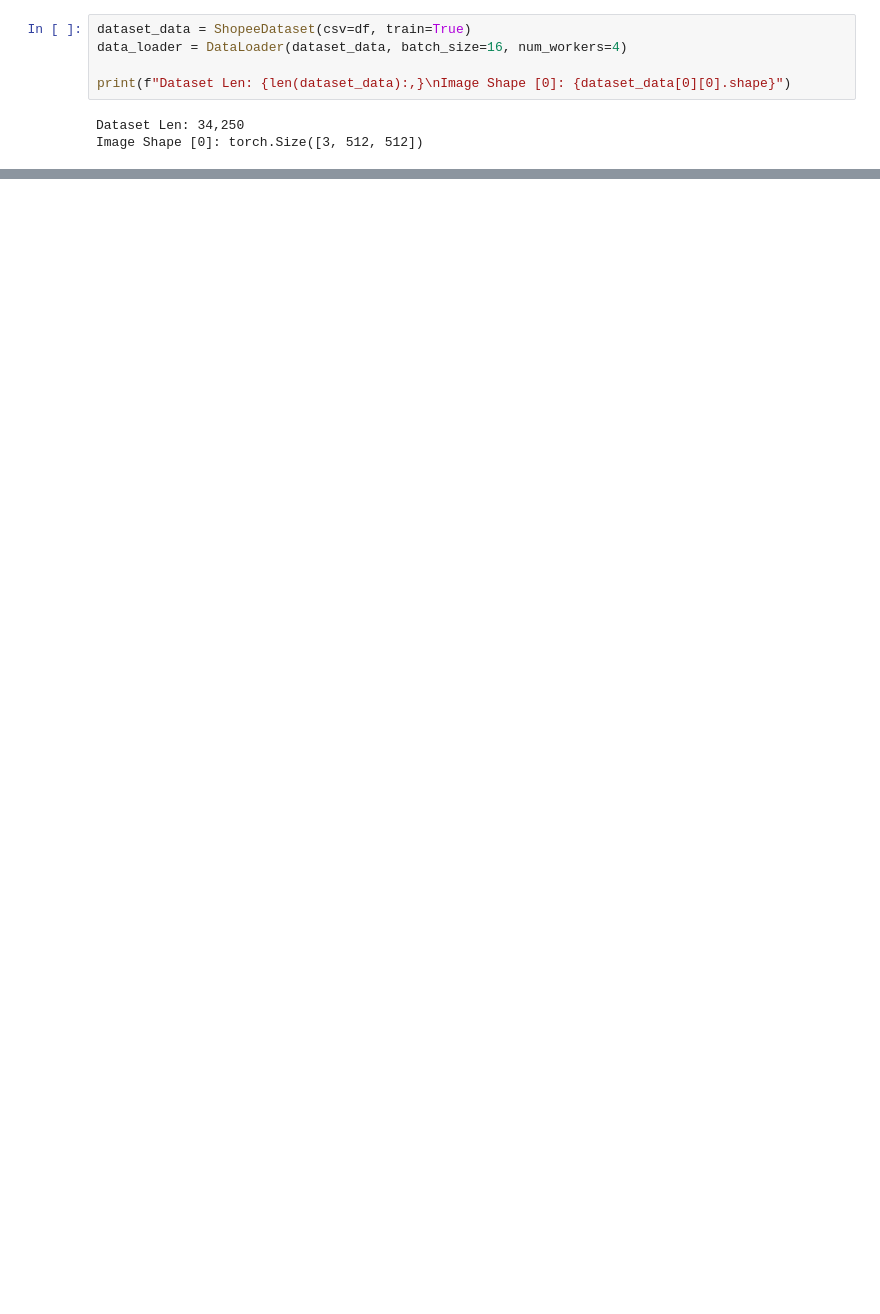
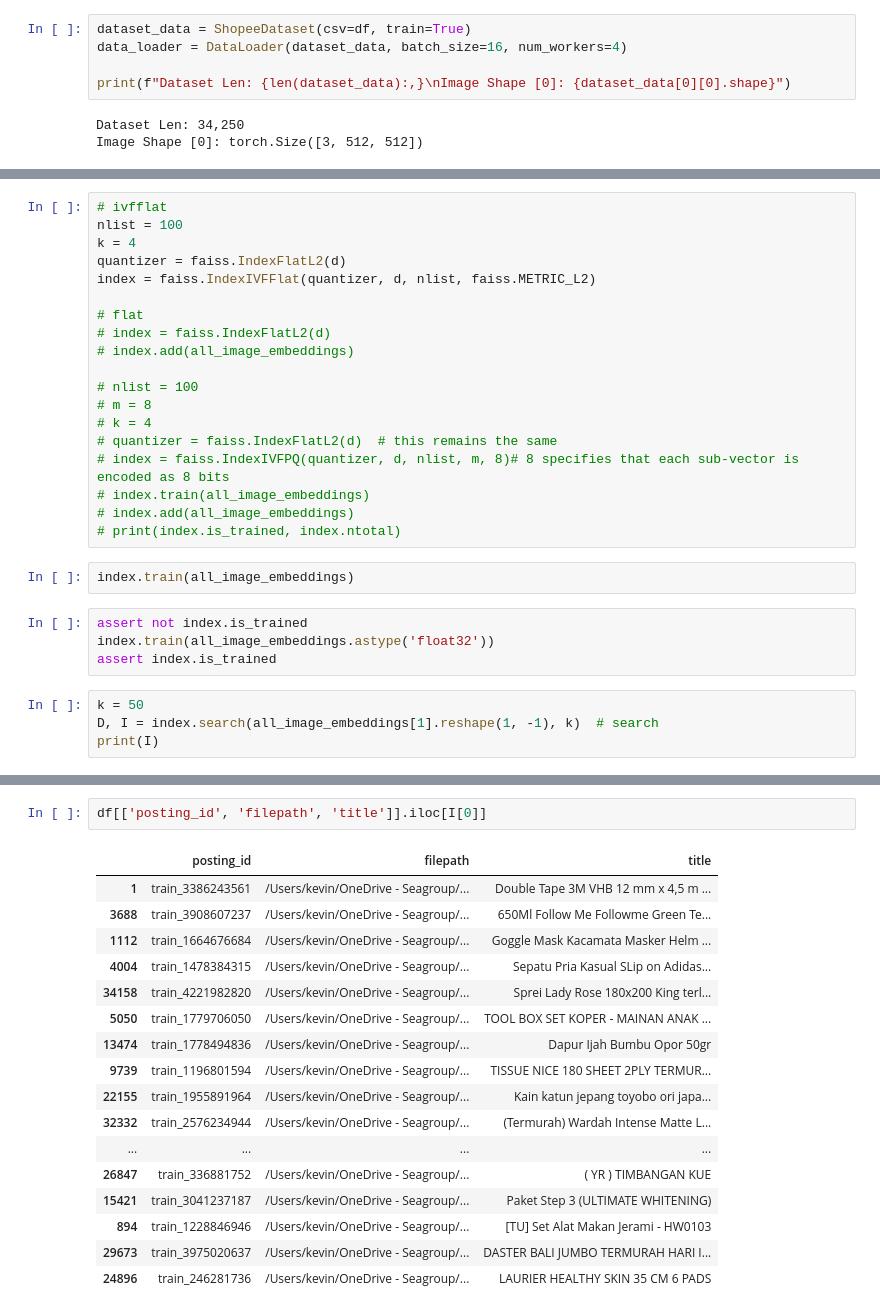
Before and after one commit to kevinkhang2909/ML-learning-journey, a Jupyter notebook: computer_vision/matching_images/baseline_faiss.ipynb, the cells around one changed output, grey strips where cells are left out. Cells and saved outputs as stored; diff of their text form; blank space fills up the shorter version.

Commit message:
matching images, text shopee

```diff
--- a/computer_vision/matching_images/baseline_faiss.ipynb
+++ b/computer_vision/matching_images/baseline_faiss.ipynb
@@ -65,0 +67,29 @@ image_embeddings shape: (34250, 1000)
+# %%
+# ivfflat
+nlist = 100
+k = 4
+quantizer = faiss.IndexFlatL2(d)
+index = faiss.IndexIVFFlat(quantizer, d, nlist, faiss.METRIC_L2)
+
+# flat
+# index = faiss.IndexFlatL2(d)
+# index.add(all_image_embeddings)
+
+# nlist = 100
+# m = 8
+# k = 4
+# quantizer = faiss.IndexFlatL2(d)  # this remains the same
+# index = faiss.IndexIVFPQ(quantizer, d, nlist, m, 8)# 8 specifies that each sub-vector is encoded as 8 bits
+# index.train(all_image_embeddings)
+# index.add(all_image_embeddings)
+# print(index.is_trained, index.ntotal)
+# %%
+index.train(all_image_embeddings)
+# %%
+assert not index.is_trained
+index.train(all_image_embeddings.astype('float32'))
+assert index.is_trained
+# %%
+k = 50
+D, I = index.search(all_image_embeddings[1].reshape(1, -1), k)  # search
+print(I)
@@ -65,0 +114,20 @@ image_embeddings shape: (34250, 1000)
+# %%
+df[['posting_id', 'filepath', 'title']].iloc[I[0]]
+# %% [output]
+|  | posting_id | filepath | title |
+| 1 | train_3386243561 | /Users/kevin/OneDrive - Seagroup/... | Double Tape 3M VHB 12 mm x 4,5 m ... |
+| 3688 | train_3908607237 | /Users/kevin/OneDrive - Seagroup/... | 650Ml Follow Me Followme Green Te... |
+| 1112 | train_1664676684 | /Users/kevin/OneDrive - Seagroup/... | Goggle Mask Kacamata Masker Helm ... |
+| 4004 | train_1478384315 | /Users/kevin/OneDrive - Seagroup/... | Sepatu Pria Kasual SLip on Adidas... |
+| 34158 | train_4221982820 | /Users/kevin/OneDrive - Seagroup/... | Sprei Lady Rose 180x200 King terl... |
+| 5050 | train_1779706050 | /Users/kevin/OneDrive - Seagroup/... | TOOL BOX SET KOPER - MAINAN ANAK ... |
+| 13474 | train_1778494836 | /Users/kevin/OneDrive - Seagroup/... | Dapur Ijah Bumbu Opor 50gr |
+| 9739 | train_1196801594 | /Users/kevin/OneDrive - Seagroup/... | TISSUE NICE 180 SHEET 2PLY TERMUR... |
+| 22155 | train_1955891964 | /Users/kevin/OneDrive - Seagroup/... | Kain katun jepang toyobo ori japa... |
+| 32332 | train_2576234944 | /Users/kevin/OneDrive - Seagroup/... | (Termurah) Wardah Intense Matte L... |
+| ... | ... | ... | ... |
+| 26847 | train_336881752 | /Users/kevin/OneDrive - Seagroup/... | ( YR ) TIMBANGAN KUE |
+| 15421 | train_3041237187 | /Users/kevin/OneDrive - Seagroup/... | Paket Step 3 (ULTIMATE WHITENING) |
+| 894 | train_1228846946 | /Users/kevin/OneDrive - Seagroup/... | [TU] Set Alat Makan Jerami - HW0103 |
+| 29673 | train_3975020637 | /Users/kevin/OneDrive - Seagroup/... | DASTER BALI JUMBO TERMURAH HARI I... |
+| 24896 | train_246281736 | /Users/kevin/OneDrive - Seagroup/... | LAURIER HEALTHY SKIN 35 CM 6 PADS |
```
Also changed, not shown: parts of 11 cells of this notebook, 1 other file.
